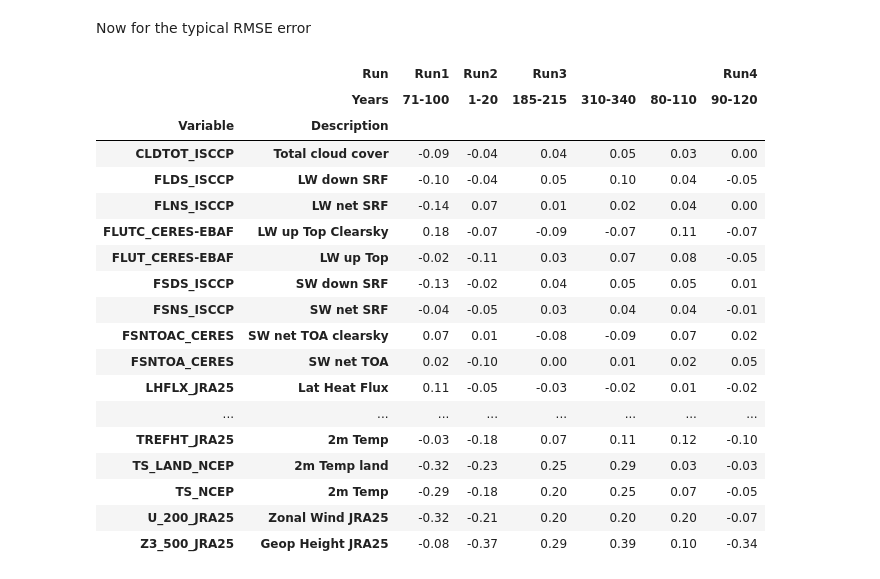
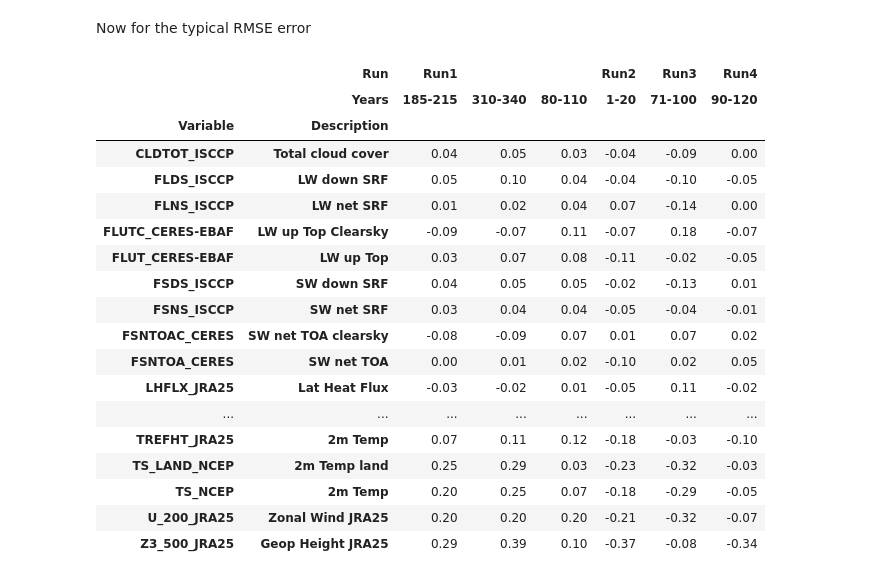
Before and after one commit to jgliss/my_notebooks, a Jupyter notebook: read_ascii_cams_diag.ipynb, the cells around one changed output. Drawn from its saved outputs; the diff is of its cells as text; code cells hidden in the pictures.

```diff
--- a/read_ascii_cams_diag.ipynb
+++ b/read_ascii_cams_diag.ipynb
@@ -66,0 +108,3 @@ var_info_dict
+# %%
+var_info_dict = adder.var_dict
+var_info_dict
@@ -312,15 +374,10 @@ In the following cell, you can interacively select which Variables you wish to k
 # 1. Move into helper_funcs.py when finalised
 # 2. Inlcude reordering
 # 3. Write documentation
-import ipywidgets as ipw
-from IPython import display
-from copy import deepcopy
-from traceback import format_exc
-
 class SelectVariable():
     output = ipw.Output()
     def __init__(self, df):
-        df.sortlevel(inplace=True)
+        df.sort_index(inplace=True)
         self.df = df
         self.vals = tuple(self.df.index.levels[2].values)
 
@@ -349,7 +406,7 @@ class SelectVariable():
         self.btn_select_all = ipw.Button(description='Select all')
         self.btn_flagged = ipw.Button(description="Flagged")
         self.btn_apply = ipw.Button(description='Apply')
-        self.btn_apply.style.button_color = "lime"
+        self.btn_apply.style.button_color = 'lime'
 
         self.var_selector = ipw.SelectMultiple(description="Variables",
                                                options=self.vals,
@@ -473,5 +529,4 @@ selection
 # %%
-from collections import OrderedDict as od
 class IndexRenamer(object):
     output = ipw.Output()
     def __init__(self, df, level=0, suggestions=[]):
@@ -510,7 +565,7 @@ class IndexRenamer(object):
                 val = name
             ipt = ipw.Text(value=val, placeholder='Insert new name',
                             disabled=False)
-            row = ipw.HBox([ipw.Label(name, minwidth="200px"), ipt])
+            row = ipw.HBox([ipw.Label(name, width="200px"), ipt])
             self.input_fields.append(ipt)
             self.input_rows.append(row)
 
@@ -543,9 +598,10 @@ class IndexRenamer(object):
         self._df_edit = df.rename(index=mapping, level=self.level)
 
         self.disp_current()
+
     def __call__(self):
         return self.layout
 
-renamer = IndexRenamer(selection, suggestions=["Bla", "Blub", "BlaBlub"])
-renamer()
+selection  = selector.df_edit
+selection
 # %% [output]
@@ -654,6 +917,6 @@ dtype: float64
 # %% [markdown]
 The next step is (semi) straight forward (we have to use the `div` and `subtract` methods of the Dataframe rather than `/` and `-` operators in order to specify that we want to apply them in the horizontal and not in the vertical direction.
 # %%
-typical_rmse = rmse.subtract(rmse_mean, axis=0).div(rmse_mean, axis=0)
-typical_rmse
+rmse_err_rel = rmse.subtract(rmse_mean, axis=0).div(rmse_mean, axis=0)
+rmse_err_rel
 # %% [output]
@@ -788,24 +1079,24 @@ my_table_display(bias_table)
 # %% [markdown]
 Now for the typical RMSE error
 # %%
-my_table_display(typical_rmse)
+my_table_display(rmse_err_rel)
 # %% [output]
-|  | Run | Run1 | Run2 | Run3 |  |  | Run4 |
-|  | Years | 71-100 | 1-20 | 185-215 | 310-340 | 80-110 | 90-120 |
+|  | Run | Run1 |  |  | Run2 | Run3 | Run4 |
+|  | Years | 185-215 | 310-340 | 80-110 | 1-20 | 71-100 | 90-120 |
 | Variable | Description |  |  |  |  |  |  |
-| CLDTOT_ISCCP | Total cloud cover | -0.09 | -0.04 | 0.04 | 0.05 | 0.03 | 0.00 |
-| FLDS_ISCCP | LW down SRF | -0.10 | -0.04 | 0.05 | 0.10 | 0.04 | -0.05 |
-| FLNS_ISCCP | LW net SRF | -0.14 | 0.07 | 0.01 | 0.02 | 0.04 | 0.00 |
-| FLUTC_CERES-EBAF | LW up Top Clearsky | 0.18 | -0.07 | -0.09 | -0.07 | 0.11 | -0.07 |
-| FLUT_CERES-EBAF | LW up Top | -0.02 | -0.11 | 0.03 | 0.07 | 0.08 | -0.05 |
-| FSDS_ISCCP | SW down SRF | -0.13 | -0.02 | 0.04 | 0.05 | 0.05 | 0.01 |
-| FSNS_ISCCP | SW net SRF | -0.04 | -0.05 | 0.03 | 0.04 | 0.04 | -0.01 |
-| FSNTOAC_CERES | SW net TOA clearsky | 0.07 | 0.01 | -0.08 | -0.09 | 0.07 | 0.02 |
-| FSNTOA_CERES | SW net TOA | 0.02 | -0.10 | 0.00 | 0.01 | 0.02 | 0.05 |
-| LHFLX_JRA25 | Lat Heat Flux | 0.11 | -0.05 | -0.03 | -0.02 | 0.01 | -0.02 |
+| CLDTOT_ISCCP | Total cloud cover | 0.04 | 0.05 | 0.03 | -0.04 | -0.09 | 0.00 |
+| FLDS_ISCCP | LW down SRF | 0.05 | 0.10 | 0.04 | -0.04 | -0.10 | -0.05 |
+| FLNS_ISCCP | LW net SRF | 0.01 | 0.02 | 0.04 | 0.07 | -0.14 | 0.00 |
+| FLUTC_CERES-EBAF | LW up Top Clearsky | -0.09 | -0.07 | 0.11 | -0.07 | 0.18 | -0.07 |
+| FLUT_CERES-EBAF | LW up Top | 0.03 | 0.07 | 0.08 | -0.11 | -0.02 | -0.05 |
+| FSDS_ISCCP | SW down SRF | 0.04 | 0.05 | 0.05 | -0.02 | -0.13 | 0.01 |
+| FSNS_ISCCP | SW net SRF | 0.03 | 0.04 | 0.04 | -0.05 | -0.04 | -0.01 |
+| FSNTOAC_CERES | SW net TOA clearsky | -0.08 | -0.09 | 0.07 | 0.01 | 0.07 | 0.02 |
+| FSNTOA_CERES | SW net TOA | 0.00 | 0.01 | 0.02 | -0.10 | 0.02 | 0.05 |
+| LHFLX_JRA25 | Lat Heat Flux | -0.03 | -0.02 | 0.01 | -0.05 | 0.11 | -0.02 |
 | ... | ... | ... | ... | ... | ... | ... | ... |
-| TREFHT_JRA25 | 2m Temp | -0.03 | -0.18 | 0.07 | 0.11 | 0.12 | -0.10 |
-| TS_LAND_NCEP | 2m Temp land | -0.32 | -0.23 | 0.25 | 0.29 | 0.03 | -0.03 |
-| TS_NCEP | 2m Temp | -0.29 | -0.18 | 0.20 | 0.25 | 0.07 | -0.05 |
-| U_200_JRA25 | Zonal Wind JRA25 | -0.32 | -0.21 | 0.20 | 0.20 | 0.20 | -0.07 |
-| Z3_500_JRA25 | Geop Height JRA25 | -0.08 | -0.37 | 0.29 | 0.39 | 0.10 | -0.34 |
+| TREFHT_JRA25 | 2m Temp | 0.07 | 0.11 | 0.12 | -0.18 | -0.03 | -0.10 |
+| TS_LAND_NCEP | 2m Temp land | 0.25 | 0.29 | 0.03 | -0.23 | -0.32 | -0.03 |
+| TS_NCEP | 2m Temp | 0.20 | 0.25 | 0.07 | -0.18 | -0.29 | -0.05 |
+| U_200_JRA25 | Zonal Wind JRA25 | 0.20 | 0.20 | 0.20 | -0.21 | -0.32 | -0.07 |
+| Z3_500_JRA25 | Geop Height JRA25 | 0.29 | 0.39 | 0.10 | -0.37 | -0.08 | -0.34 |
```
Also changed, not shown: parts of 32 cells of this notebook, 5 other files.
